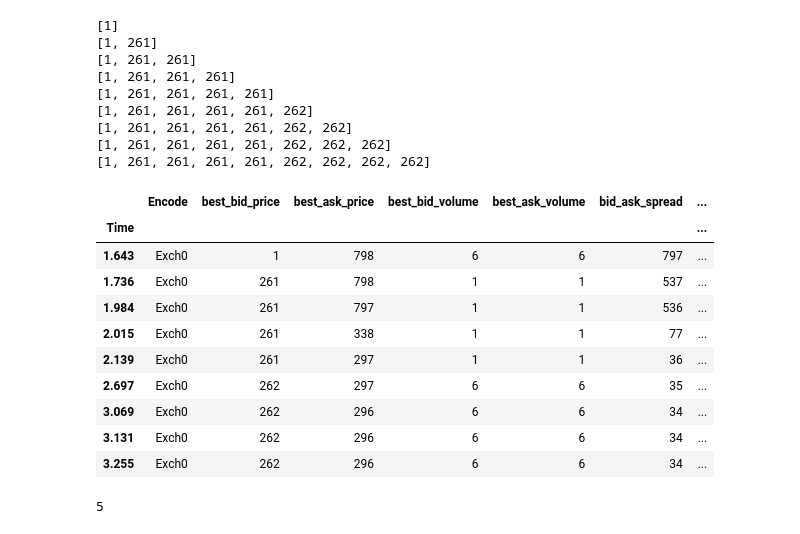
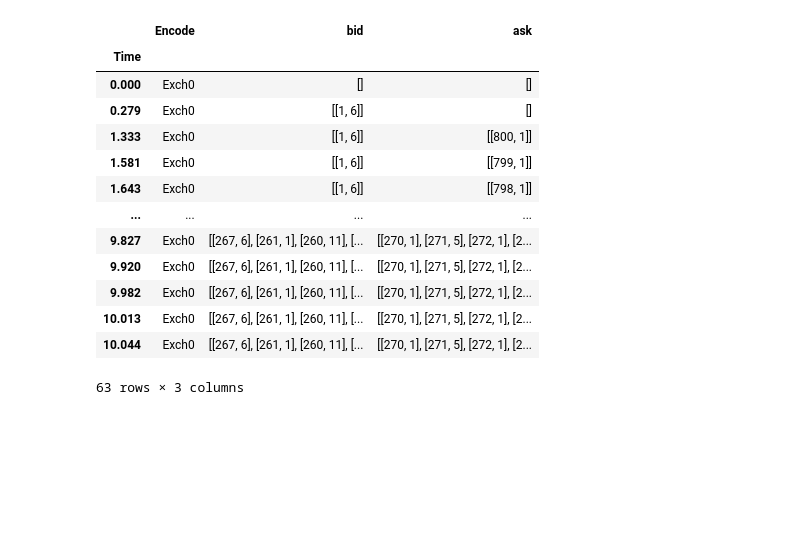
Before and after one commit to UoB-DSMP-2023-24/dsmp-2024-group22, a Jupyter notebook: data_preprocess/data_processing_LOBs.ipynb, the cells around one changed output. Cells and saved outputs as stored; diff of their text form; code cells hidden in the pictures; blank space fills up the shorter version.

```diff
--- a/data_preprocess/data_processing_LOBs.ipynb
+++ b/data_preprocess/data_processing_LOBs.ipynb
@@ -140,61 +158,18 @@ df
-# %%
-#定义并计算数据里的重点特征 例如best_bid_price和best_ask_price
-best_bid_price=[]
-best_ask_price=[]
-bid_volume=[]
-ask_volume=[]
-#计算混合重要数据，例如买卖价差，买卖价格平均数
-bid_ask_spread=[]#买卖价差
-median_price=[]#买卖价格平均数
-# best_bid和best_ask都是数据框最左边的
-for index,row in df.iterrows():#iterrows方法：按行进行迭代，每行单独进行计算，index是索引，row是列
-    bid_line=np.array(row.bid)
-    ask_line=np.array(row.ask)
-    best_bid_price.append(bid_line[0][0])
-    best_ask_price.append(ask_line[0][0])
-    bid_volume.append(bid_line[0][1])
-    ask_volume.append(bid_line[0][1])
-    bid_ask_spread.append(ask_line[0][0]-bid_line[0][0])
-    median_price.append((ask_line[0][0]+bid_line[0][0])/2)
-    print(best_bid_price)
-# %% [output]
-[1]
-[1, 261]
-[1, 261, 261]
-[1, 261, 261, 261]
-[1, 261, 261, 261, 261]
-[1, 261, 261, 261, 261, 262]
-[1, 261, 261, 261, 261, 262, 262]
-[1, 261, 261, 261, 261, 262, 262, 262]
-[1, 261, 261, 261, 261, 262, 262, 262, 262]
-# %%
-df.insert(1,"best_bid_price",best_bid_price)
-df.insert(2,"best_ask_price",best_ask_price)
-df.insert(3,"bid_volume",bid_volume)
-df.insert(4,"ask_volume",ask_volume)
-df.insert(5,"bid_ask_spread",bid_ask_spread)
-df.insert(6,"median_price",median_price)
-df
-# %% [output]
-|  | Encode | best_bid_price | best_ask_price | best_bid_volume | best_ask_volume | bid_ask_spread | ... |
-| Time |  |  |  |  |  |  | ... |
-| 1.643 | Exch0 | 1 | 798 | 6 | 6 | 797 | ... |
-| 1.736 | Exch0 | 261 | 798 | 1 | 1 | 537 | ... |
-| 1.984 | Exch0 | 261 | 797 | 1 | 1 | 536 | ... |
-| 2.015 | Exch0 | 261 | 338 | 1 | 1 | 77 | ... |
-| 2.139 | Exch0 | 261 | 297 | 1 | 1 | 36 | ... |
-| 2.697 | Exch0 | 262 | 297 | 6 | 6 | 35 | ... |
-| 3.069 | Exch0 | 262 | 296 | 6 | 6 | 34 | ... |
-| 3.131 | Exch0 | 262 | 296 | 6 | 6 | 34 | ... |
-| 3.255 | Exch0 | 262 | 296 | 6 | 6 | 34 | ... |
-# %%
-#最长的出价个数，无论bid or ask
-max_level=0
-for index, row in df.iterrows():
-    level=max(len(row.bid),len(row.ask))
-    if level>=max_level:
-        max_level=level
-
-print(max_level)
-# %% [output]
-5
+# %%
+df1 = df.copy()
+df1
+# %% [output]
+|  | Encode | bid | ask |
+| Time |  |  |  |
+| 0.000 | Exch0 | [] | [] |
+| 0.279 | Exch0 | [[1, 6]] | [] |
+| 1.333 | Exch0 | [[1, 6]] | [[800, 1]] |
+| 1.581 | Exch0 | [[1, 6]] | [[799, 1]] |
+| 1.643 | Exch0 | [[1, 6]] | [[798, 1]] |
+| ... | ... | ... | ... |
+| 9.827 | Exch0 | [[267, 6], [261, 1], [260, 11], [... | [[270, 1], [271, 5], [272, 1], [2... |
+| 9.920 | Exch0 | [[267, 6], [261, 1], [260, 11], [... | [[270, 1], [271, 5], [272, 1], [2... |
+| 9.982 | Exch0 | [[267, 6], [261, 1], [260, 11], [... | [[270, 1], [271, 5], [272, 1], [2... |
+| 10.013 | Exch0 | [[267, 6], [261, 1], [260, 11], [... | [[270, 1], [271, 5], [272, 1], [2... |
+| 10.044 | Exch0 | [[267, 6], [261, 1], [260, 11], [... | [[270, 1], [271, 5], [272, 1], [2... |
+63 rows × 3 columns
```
Also changed, not shown: parts of 8 cells of this notebook, 1 other file.
